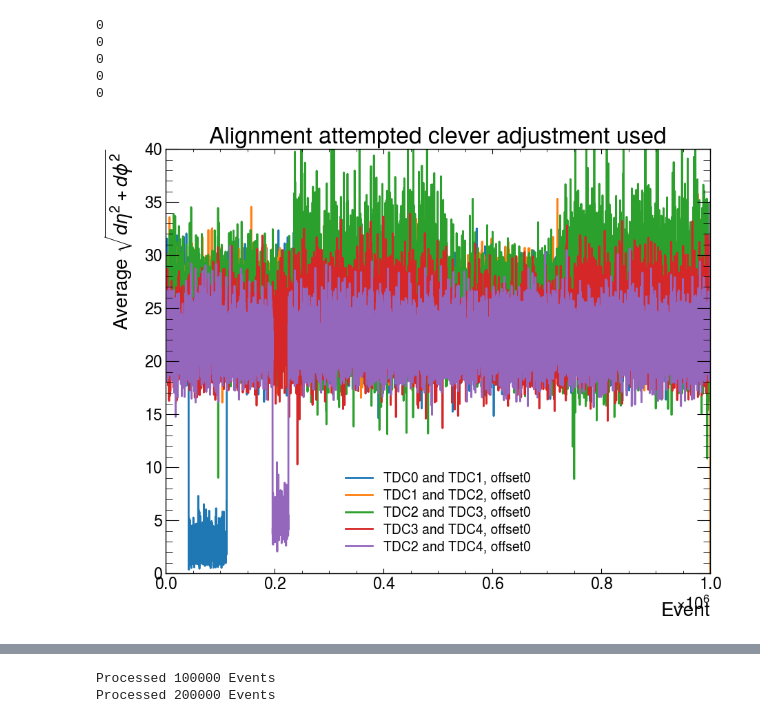
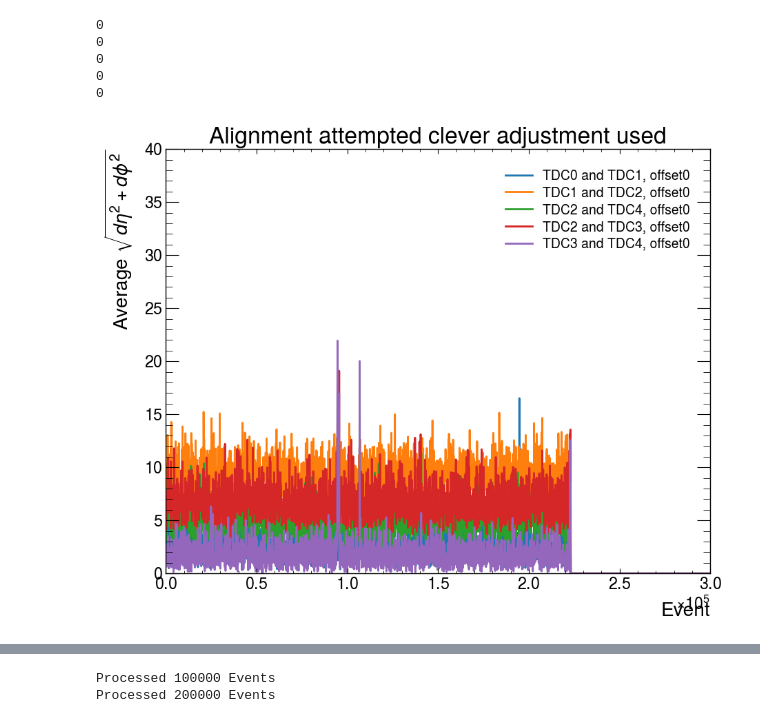
Before and after one commit to Takodachi6969/summer2, a Jupyter notebook: DataAnalysis24062024.ipynb, the cells around one changed output, grey strips where cells are left out. Cells and saved outputs as stored; diff of their text form; code cells hidden in the pictures.

```diff
--- a/DataAnalysis24062024.ipynb
+++ b/DataAnalysis24062024.ipynb
@@ -1467,0 +1545,17 @@ plt.show()
+# %%
+fig, ax = plt.subplots(figsize=(10, 8))
+
+
+for idx, item in enumerate(order):
+    mets = metrics[idx]
+    i, j = item
+    binsx = [x*interval for x in range(len(mets))]
+    ax.plot(binsx,mets,label=f'TDC{i} and TDC{j}, offset 0')
+
+ax.set_xlim(0,3000000)
+ax.set_ylim(0,40)
+ax.legend()
+ax.set_title('Alignment attempted clever adjustment used')
+ax.set_ylabel('Average $\sqrt{d\eta^2+d\phi^2}$')
+ax.set_xlabel('Event')
+plt.show()
@@ -1468,6 +1564,6 @@ plt.show()
 # %%
 data = {}
-order = [[0, 1], [1,2],[2,3], [3, 4], [2,4]]
+order = [[0, 1],[1,2], [2,4],[2,3], [3,4]]
 # for i in values:
 #     for j in values:
 #         if i < j:
@@ -1477,23 +1573,23 @@ for item in order:
     for offSet in range(1):
         offsetTest.append([])
         print(offSet)
-        for idx, event in enumerate(events):
+        for idx, event in enumerate(global_aligned_events):
             etaHits = [[] for rpc in range(6)]
             phiHits = [[] for rpc in range(6)]
-            if (idx+offSet)<len(events):
+            if (idx+offSet)<len(global_aligned_events):
                 if offSet>25:
                     oneIdx = idx+offSet-25
                     twoIdx = idx
                 else:
                     oneIdx = idx
                     twoIdx = idx+offSet
-                for word in events[oneIdx].tdcEvents[i].words:
+                for word in global_aligned_events[oneIdx].tdcEvents[i].words:
                     rpc, thisHit = tdcChanToRPCHit(word,i, idx)
                     if thisHit.eta:
                         etaHits[thisHit.rpc].append(thisHit)
                     else:
                         phiHits[thisHit.rpc].append(thisHit)
-                for word in events[twoIdx].tdcEvents[j].words:
+                for word in global_aligned_events[twoIdx].tdcEvents[j].words:
                     rpc, thisHit = tdcChanToRPCHit(word,j, idx)
                     if thisHit.eta:
                         etaHits[thisHit.rpc].append(thisHit)
@@ -1544,35 +1640,35 @@ for item in order:
     i, j = item
     offsets, binsx = get_element(i,j, data)
     for idx, offsethist in enumerate(offsets):
-        if idx <1:
+        if idx <2:
             ax.plot(binsx,offsethist,label=f'TDC{i} and TDC{j}, offset{idx}')
 
             # plotted_tdc2 = False
             # plotted_tdc1 = False
             # for x in alignevt[2][1]:
             #     if not plotted_tdc2:
             #         ax.axvline(x=x, color='r', linestyle='--', label='TDC2')
             #         plotted_tdc2 = True
             #     else:
             #         ax.axvline(x=x, color='r', linestyle='--')
             # for x in alignevt[1][2]:
             #     if not plotted_tdc1:
             #         ax.axvline(x=x, color='b', linestyle='--', label='TDC1')
             #         plotted_tdc1 = True
             #     else:
             #         ax.axvline(x=x, color='b', linestyle='--')
 
-ax.set_xlim(0,1000000)
+ax.set_xlim(0,300000)
 ax.set_ylim(0,40)
 ax.legend()
 ax.set_title('Alignment attempted clever adjustment used')
 ax.set_ylabel('Average $\sqrt{d\eta^2+d\phi^2}$')
 ax.set_xlabel('Event')
 plt.show()
 # %% [output]
 0
 0
 0
 0
 0
-[figure, old version]
+[figure, new version]
```
Also changed, not shown: parts of 11 cells of this notebook, 10 other files.
